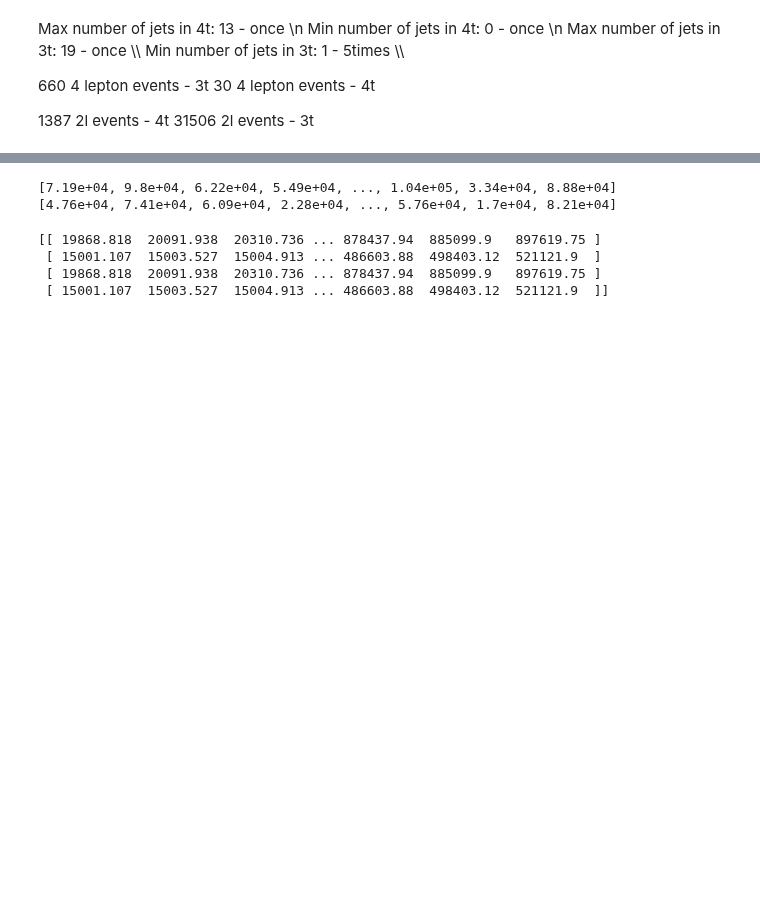
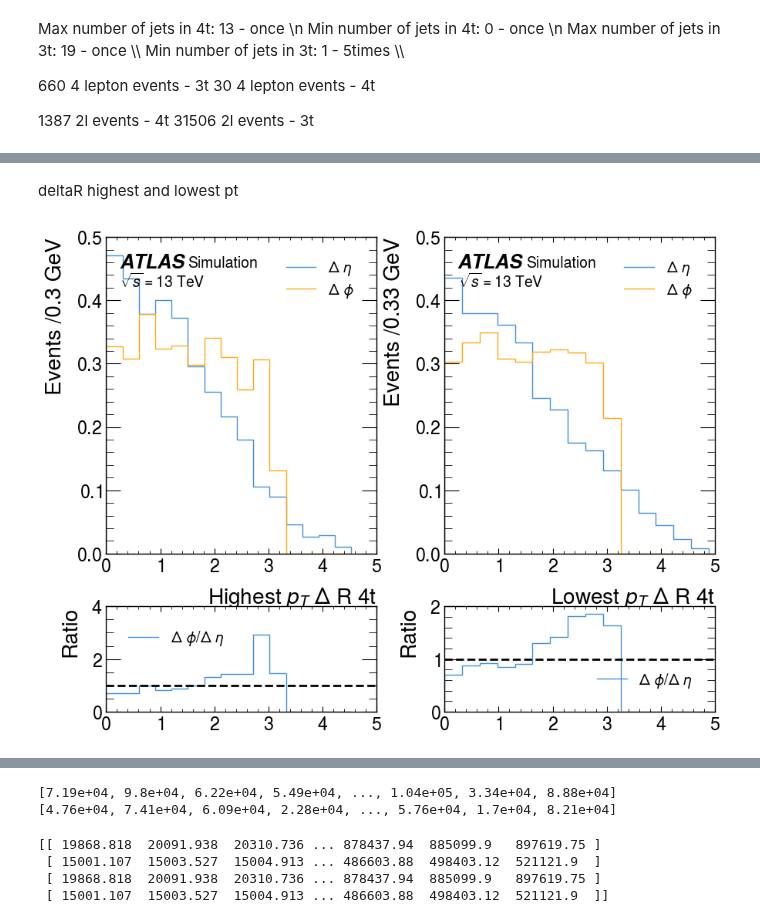
Before and after one commit to archiebrooks02/MPHYS-4Top, a Jupyter notebook: week_2.ipynb, the cells around one changed output, grey strips where cells are left out. Cells and saved outputs as stored; diff of their text form; code cells hidden in the pictures; blank space fills up the shorter version.

```diff
--- a/week_2.ipynb
+++ b/week_2.ipynb
@@ -182,0 +217,26 @@ lowest_eta_4t = np.minimum(np.abs(lowest_eta_jet_4t.eta),np.abs(lowest_eta_lepto
+# %%
+highest_pt_finder_3t = awkward.concatenate([awkward.Array([highest_pt_jet_3t]), awkward.Array([second_highest_pt_jet_3t]), awkward.Array([highest_pt_lepton_3t]), awkward.Array([second_highest_pt_lepton_3t])], axis=0)
+sorted_highest_pt_finder_3t = highest_pt_finder_3t[np.argsort(highest_pt_finder_3t.rho)]
+
+highest_pt_3t = vector.zip({'pt':sorted_highest_pt_finder_3t.rho[-1,:],'eta':sorted_highest_pt_finder_3t.eta[-1,:],'phi':sorted_highest_pt_finder_3t.phi[-1,:], 'energy':sorted_highest_pt_finder_3t.t[-1,:]})
+second_highest_pt_3t = vector.zip({'pt':sorted_highest_pt_finder_3t.rho[-2,:],'eta':sorted_highest_pt_finder_3t.eta[-2,:],'phi':sorted_highest_pt_finder_3t.phi[-2,:], 'energy':sorted_highest_pt_finder_3t.t[-2,:]})
+
+lowest_pt_finder_3t = awkward.concatenate([awkward.Array([lowest_pt_jet_3t]), awkward.Array([second_lowest_pt_jet_3t]), awkward.Array([lowest_pt_lepton_3t]), awkward.Array([second_lowest_pt_lepton_3t])], axis=0)
+sorted_lowest_pt_finder_3t = lowest_pt_finder_3t[np.argsort(lowest_pt_finder_3t.rho)]
+
+second_lowest_pt_3t = vector.zip({'pt':sorted_lowest_pt_finder_3t.rho[1,:],'eta':sorted_lowest_pt_finder_3t.eta[1,:],'phi':sorted_lowest_pt_finder_3t.phi[1,:], 'energy':sorted_lowest_pt_finder_3t.t[1,:]})
+lowest_pt_3t = vector.zip({'pt':sorted_lowest_pt_finder_3t.rho[0,:],'eta':sorted_lowest_pt_finder_3t.eta[0,:],'phi':sorted_lowest_pt_finder_3t.phi[0,:], 'energy':sorted_lowest_pt_finder_3t.t[0,:]})
+
+highest_pt_finder_4t = awkward.concatenate([awkward.Array([highest_pt_jet_4t]), awkward.Array([second_highest_pt_jet_4t]), awkward.Array([highest_pt_lepton_4t]), awkward.Array([second_highest_pt_lepton_4t])], axis=0)
+sorted_highest_pt_finder_4t = highest_pt_finder_4t[np.argsort(highest_pt_finder_4t.rho)]
+
+highest_pt_4t = vector.zip({'pt':sorted_highest_pt_finder_4t.rho[-1,:],'eta':sorted_highest_pt_finder_4t.eta[-1,:],'phi':sorted_highest_pt_finder_4t.phi[-1,:], 'energy':sorted_highest_pt_finder_4t.t[-1,:]})
+second_highest_pt_4t = vector.zip({'pt':sorted_highest_pt_finder_4t.rho[-2,:],'eta':sorted_highest_pt_finder_4t.eta[-2,:],'phi':sorted_highest_pt_finder_4t.phi[-2,:], 'energy':sorted_highest_pt_finder_4t.t[-2,:]})
+
+lowest_pt_finder_4t = awkward.concatenate([awkward.Array([lowest_pt_jet_4t]), awkward.Array([second_lowest_pt_jet_4t]), awkward.Array([lowest_pt_lepton_4t]), awkward.Array([second_lowest_pt_lepton_4t])], axis=0)
+sorted_lowest_pt_finder_4t = lowest_pt_finder_4t[np.argsort(lowest_pt_finder_4t.rho)]
+
+second_lowest_pt_4t = vector.zip({'pt':sorted_lowest_pt_finder_4t.rho[1,:],'eta':sorted_lowest_pt_finder_4t.eta[1,:],'phi':sorted_lowest_pt_finder_4t.phi[1,:], 'energy':sorted_lowest_pt_finder_4t.t[1,:]})
+lowest_pt_4t = vector.zip({'pt':sorted_lowest_pt_finder_4t.rho[0,:],'eta':sorted_lowest_pt_finder_4t.eta[0,:],'phi':sorted_lowest_pt_finder_4t.phi[0,:], 'energy':sorted_lowest_pt_finder_4t.t[0,:]})
+# %% [markdown]
+deltaR highest and lowest pt
@@ -182,0 +249,5 @@ lowest_eta_4t = np.minimum(np.abs(lowest_eta_jet_4t.eta),np.abs(lowest_eta_lepto
+# %%
+deltaphi_highest_pt_4t = np.abs(highest_pt_4t.deltaphi(second_highest_pt_4t))
+deltaphi_lowest_pt_4t = np.abs(lowest_pt_4t.deltaphi(second_lowest_pt_4t))
+deltaeta_highest_pt_4t = np.abs(highest_pt_4t.deltaeta(second_highest_pt_4t))
+deltaeta_lowest_pt_4t = np.abs(lowest_pt_4t.deltaeta(second_lowest_pt_4t))
@@ -182,0 +259,11 @@ lowest_eta_4t = np.minimum(np.abs(lowest_eta_jet_4t.eta),np.abs(lowest_eta_lepto
+# %%
+fig, ax = plt.subplots(2,2,gridspec_kw={'height_ratios':[3,1]}, figsize=(10,8))
+histogram([deltaeta_highest_pt_4t, deltaphi_highest_pt_4t], 15, ['$\Delta$ $\eta$','$\Delta$ $\phi$'], ax[0,0], ratio=True, ratio_axes=ax[1,0], density=True)
+histogram([deltaeta_lowest_pt_4t, deltaphi_lowest_pt_4t], 15, ['$\Delta$ $\eta$','$\Delta$ $\phi$'], ax[0,1], ratio=True, ratio_axes=ax[1,1], density=True)
+ax[0,0].set_xlabel(r'Highest $p_T$ $\Delta$ R 4t')
+ax[0,1].set_xlabel(r'Lowest $p_T$ $\Delta$ R 4t')
+plt.subplots_adjust(hspace=0.25)
+plt.subplots_adjust(wspace=0.25)
+plt.show()
+# %% [output]
+[figure, added]
```
Also changed, not shown: parts of 36 cells of this notebook.
